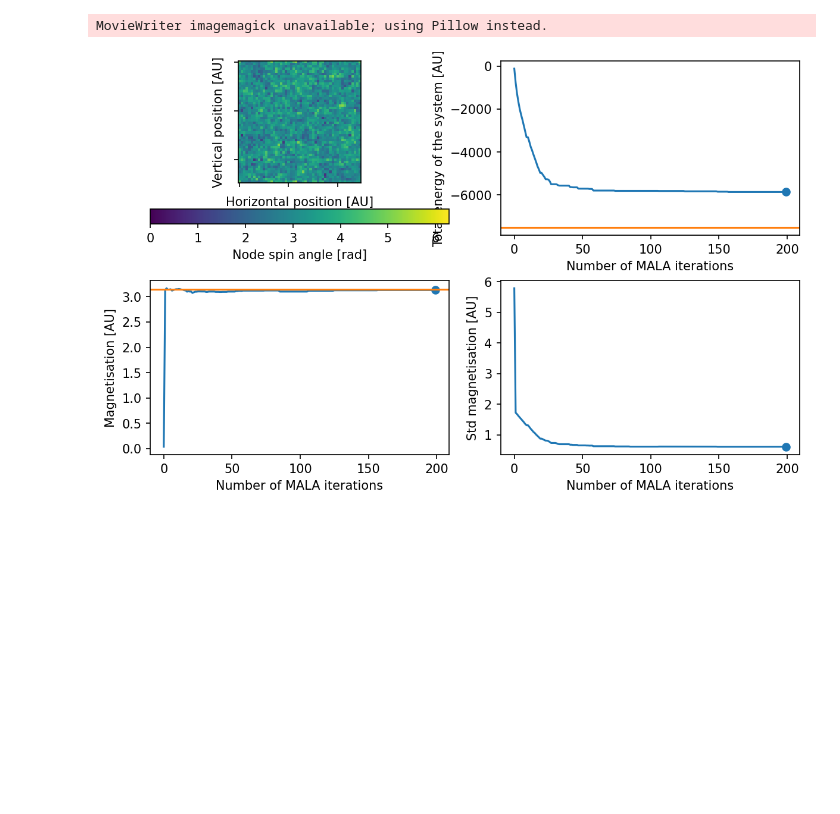
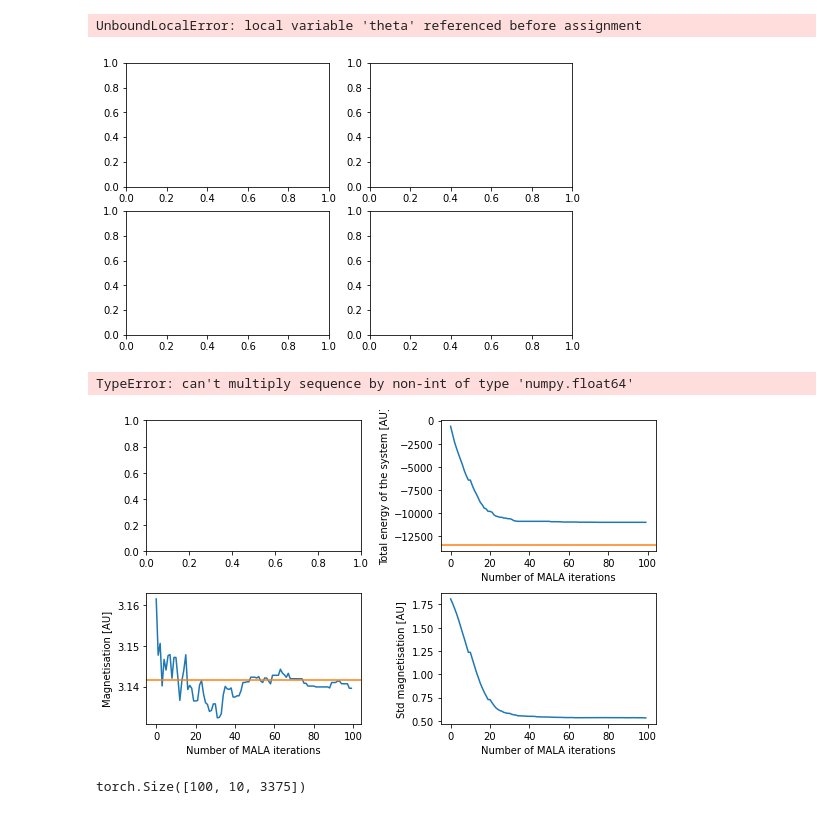
Before and after one commit to Huresa/ML_project, a Jupyter notebook: Adaptative-monte-carlo-augmented-with-normalizing-flows/run.ipynb, the cells around one changed output. Saved outputs shown, nothing was run; the diff lists cells and outputs as text; code cells hidden in the pictures; blank space fills up the shorter version.

```diff
--- a/Adaptative-monte-carlo-augmented-with-normalizing-flows/run.ipynb
+++ b/Adaptative-monte-carlo-augmented-with-normalizing-flows/run.ipynb
@@ -13,19 +15,21 @@ from plot_animation_package.plot_animation_package import XYd2n2
 # %%
 # MODEL PARAMETERS
-data_dim = 50*50 #size of the parameter space, N
-beta = 1e3
+N = 15 #side for XY models
+dimensions = 3 #dimensions of XY model
+data_dim = N**dimensions #size of the parameter space
+beta = 1
 #U = two_param.bistable_circle
 #BC = two_param.bistable_circle_BC
-U = XY.XYd2n2
-BC = XY.XYd2n2_BC
-energy_parameters = [1, 1, 1, torch.pi] # J, mu, h, theta]
+U = XY.XYd2n3
+BC = XY.XYd2n3_BC
+energy_parameters = [1, 1, 0, 1*torch.pi] # J, mu, h, theta]
 
 # SAVING PARAMETER
-model_name = 'XYd2n2-multivariate_normal-LayeredPlanarFlow-beta1e3'
+model_name = 'XYd2n3-multivariate_normal-LayeredPlanarFlow-beta1-thetapi-h0'
 model_file = getcwd()+"\\saved_models"+"\\"+model_name+"\\"+model_name
 
 # RF PARAMETERS
-n = 30 #number of initial samples
+n = 10 #number of initial samples
 base_distribution = multivariate_normal.MultivariateNormal(loc=torch.zeros(data_dim), covariance_matrix=torch.eye(data_dim))
 renormalization_flow = planar_flow.LayeredPlanarFlow(data_dim)
 epsilon = 1e-2 #gradient descent rate for RF parameters
@@ -35,8 +39,8 @@ time_step = 1e-1
 k_lang = 10
 
 # INITIALISATION
-initial_data = torch.rand(n*data_dim).reshape(n,data_dim)*20-10
-k_max = 200
+initial_data = BC(torch.rand(n*data_dim).reshape(n,data_dim).t()*2*torch.pi).t()
+k_max = 100
 
 # RUN
 RF_MCMC_parameters = [time_step, k_max, k_lang, epsilon]
@@ -61,6 +64,16 @@ MovieWriter imagemagick unavailable; using Pillow instead.
 # %%
 trajectory_id = 0
-XYd2n2.trajectory(model_file, trajectory_id, k_max, k_lang, U, energy_parameters, array_of_model_configurations)
+XYd2n3.trajectory(model_file, trajectory_id, k_max, k_lang, U, energy_parameters, array_of_model_configurations)
 # %% [output]
-MovieWriter imagemagick unavailable; using Pillow instead.
+UnboundLocalError: local variable 'theta' referenced before assignment
-[figure, old version]
+[figure, new version]
+# %%
+trajectory_id = 0
+XYd2n3.trajectory(model_file, trajectory_id, k_max, k_lang, U, energy_parameters, array_of_model_configurations)
+# %% [output]
+TypeError: can't multiply sequence by non-int of type 'numpy.float64'
+[figure, added]
+# %%
+array_of_model_configurations.shape
+# %% [output]
+torch.Size([100, 10, 3375])
```
Also changed, not shown: parts of 4 cells of this notebook, 31 other files.
